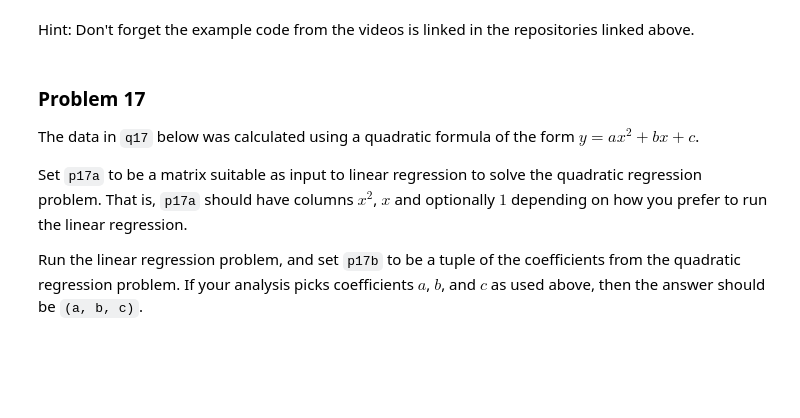
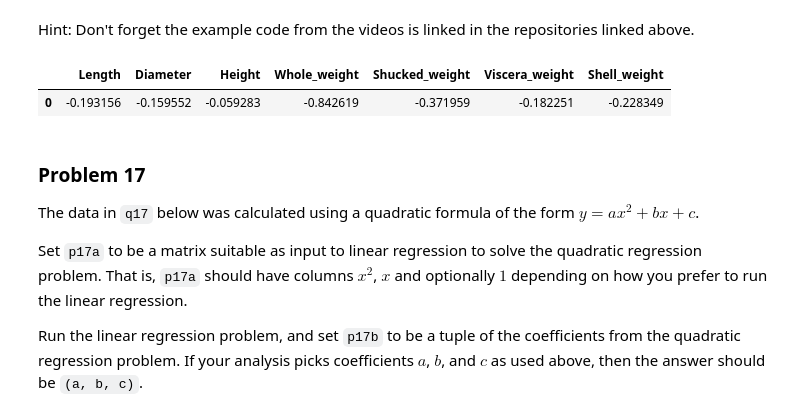
Before and after one commit to nkajones/dx601-homework-08, a Jupyter notebook: homework.ipynb, the cells around one changed output. Saved outputs shown, nothing was run; the diff lists cells and outputs as text; code cells hidden in the pictures; blank space fills up the shorter version.

```diff
--- a/homework.ipynb
+++ b/homework.ipynb
@@ -354,3 +350,16 @@ p16 = ['Length', 'Diameter', 'Height', 'Whole_weight', 'Shucked_weight', 'Viscer
+# %%
+# YOUR CHANGES HERE
+X_centered = abalone.drop(columns=['Sex','Rings']).to_numpy() - abalone.drop(columns=['Sex','Rings']).to_numpy().mean(axis=0)
+p16 = pd.DataFrame(
+    [np.linalg.eig(np.cov(X_centered, rowvar=False))[1][
+        :,
+        np.argmax(np.linalg.eig(np.cov(X_centered, rowvar=False))[0])
+    ]],
+    columns=abalone.drop(columns=['Sex','Rings']).columns
+)
+# %% [output]
+|  | Length | Diameter | Height | Whole_weight | Shucked_weight | Viscera_weight | Shell_weight |
+| 0 | -0.193156 | -0.159552 | -0.059283 | -0.842619 | -0.371959 | -0.182251 | -0.228349 |
 # %% [markdown]
 ### Problem 17
 
```
Also changed, not shown: parts of 1 cell of this notebook.
